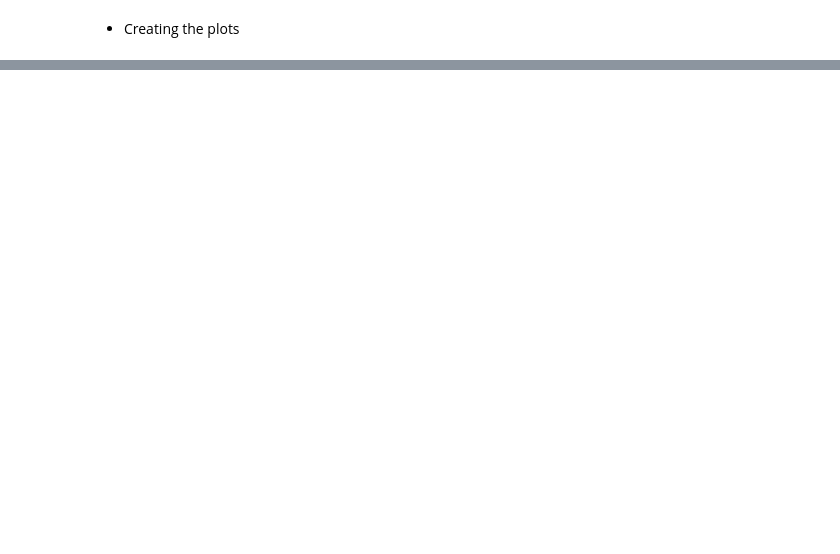
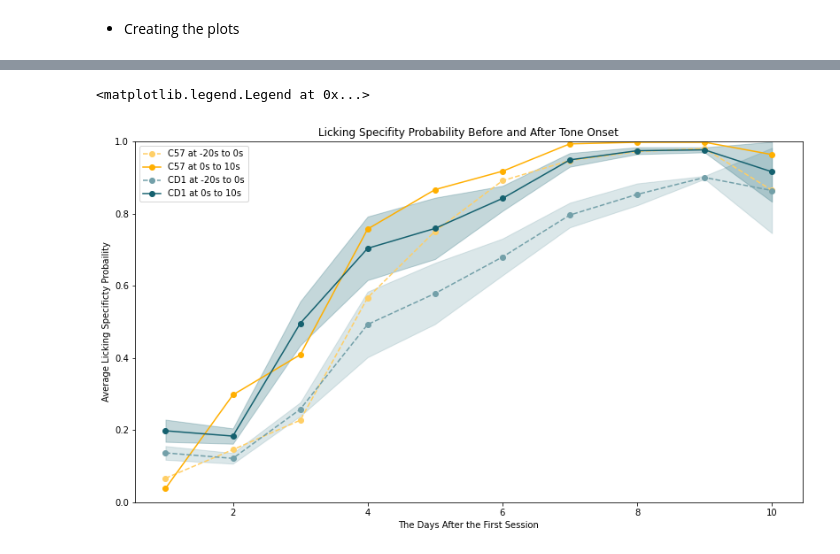
Before and after one commit to padillacoreanolab/behavioral_dataframe_processing, a Jupyter notebook: results/2022_10_12_pilot_1_2_3_reward_training/pilot_2/03_calculating_port_entry_precision.ipynb, the cells around one changed output, grey strips where cells are left out. Saved outputs shown, nothing was run; the diff lists cells and outputs as text; code cells hidden in the pictures; blank space fills up the shorter version.

```diff
--- a/results/2022_10_12_pilot_1_2_3_reward_training/pilot_2/03_calculating_port_entry_precision.ipynb
+++ b/results/2022_10_12_pilot_1_2_3_reward_training/pilot_2/03_calculating_port_entry_precision.ipynb
@@ -772,0 +915,5 @@ for cage in licking_specifity_df["cage"].unique():
+# %%
+min_number_of_sessions = strain_mean_licking_specifity_df.groupby(["strain"]).max()["date_int"].min()
+# %%
+strain_mean_licking_specifity_df = strain_mean_licking_specifity_df[strain_mean_licking_specifity_df["date_int"] <= min_number_of_sessions]
+strain_sem_licking_specifity_df = strain_sem_licking_specifity_df[strain_sem_licking_specifity_df["date_int"] <= min_number_of_sessions]
@@ -772,0 +929,2 @@ for cage in licking_specifity_df["cage"].unique():
+# %%
+strain_to_time_to_color = defaultdict(dict)
@@ -772,0 +933,37 @@ for cage in licking_specifity_df["cage"].unique():
+# %%
+strain_to_time_to_color["CD1"]["-20_to_0"] = "#73a0a9"
+strain_to_time_to_color["C57"]["-20_to_0"] = "#ffcf66"
+strain_to_time_to_color["CD1"]["0_to_10"] = "#15616f"
+strain_to_time_to_color["C57"]["0_to_10"] = "#ffaf00"
+# %%
+fig, ax = plt.subplots()
+plt.rcParams["figure.figsize"] = (13.5,7.5)
+
+counter = 0
+for strain in licking_specifity_df["strain"].unique():
+    mean_strain_df = strain_mean_licking_specifity_df[strain_mean_licking_specifity_df["strain"] == strain]
+    sem_strain_df = strain_sem_licking_specifity_df[strain_sem_licking_specifity_df["strain"] == strain]
+
+    ax.plot(mean_strain_df["date_int"], mean_strain_df["-20_to_0"], '--o', color=strain_to_time_to_color[strain]["-20_to_0"], label="{} at -20s to 0s".format(strain))
+    ax.plot(mean_strain_df["date_int"], mean_strain_df["0_to_10"], '-o', color=strain_to_time_to_color[strain]["0_to_10"], label="{} at 0s to 10s".format(strain))
+
+    ax.fill_between(mean_strain_df["date_int"], mean_strain_df["-20_to_0"]-sem_strain_df["-20_to_0"], \
+                    mean_strain_df["-20_to_0"]+sem_strain_df["-20_to_0"], \
+                   alpha=.25, color=strain_to_time_to_color[strain]["-20_to_0"])
+    ax.fill_between(mean_strain_df["date_int"], mean_strain_df["0_to_10"]-sem_strain_df["0_to_10"], \
+                    mean_strain_df["0_to_10"]+sem_strain_df["0_to_10"], \
+                   alpha=.25, color=strain_to_time_to_color[strain]["0_to_10"])
+
+ax.set_xlabel("The Days After the First Session")
+ax.set_ylabel("Average Licking Specificty Probaility")
+ax.set_title("Licking Specifity Probability Before and After Tone Onset")
+
+ax.set_ylim(0, 1)
+
+ax.legend(loc="upper left")
+
+# file_name = "licking_specifity_plot_cage_{}_date_{}_{}.png".format(int(cage), earliest_date, latest_date)
+# plt.savefig(os.path.join(licking_specifity_plots_output_directory, file_name))
+# %% [output]
+<matplotlib.legend.Legend at 0x...>
+[figure, added]
```
Also changed, not shown: parts of 86 cells of this notebook, 5 other files.
